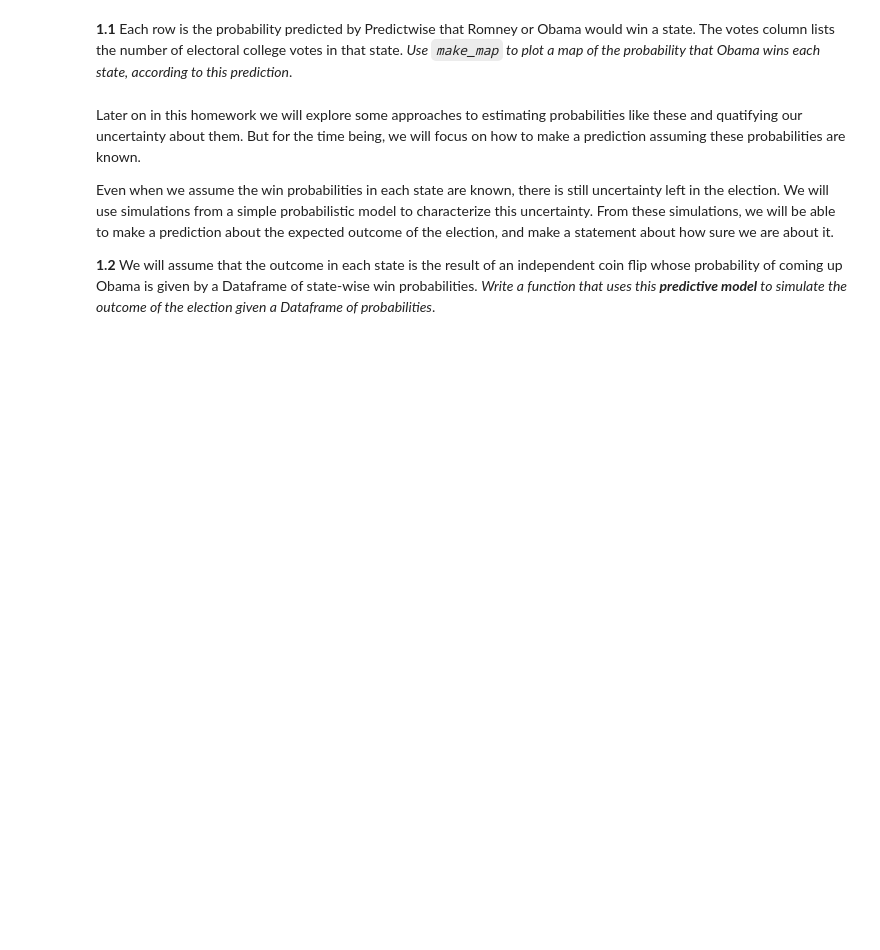
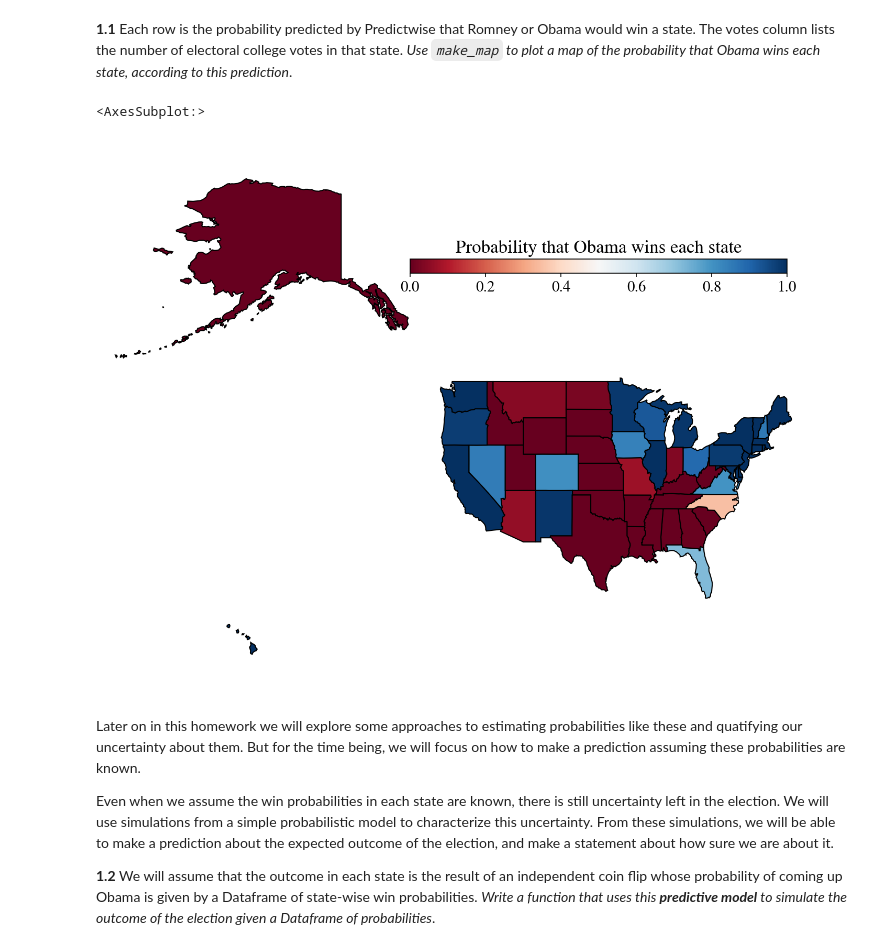
Before and after one commit to santiagoa88g/CS1092015, a Jupyter notebook: HW2.ipynb, the cells around one changed output. Saved outputs shown, nothing was run; the diff lists cells and outputs as text; code cells hidden in the pictures; blank space fills up the shorter version.

```diff
--- a/HW2.ipynb
+++ b/HW2.ipynb
@@ -296,5 +296,7 @@ We will start by examining a successful forecast that [PredictWise](http://www.p
 
 PredictWise aggregated polling data and, for each state, estimated the probability that the Obama or Romney would win. Here are those estimated probabilities:
 # %%
-predictwise = pd.read_csv('data/predictwise.csv').set_index('States')
+predictwise = pd.read_csv('https://raw.githubusercontent.com/santiagoa88g/CS1092015/master/DataHw2/predictwise.csv').set_index('States')
+print(predictwise.shape)
+print(len(predictwise))
 predictwise.head()
@@ -302,6 +314,10 @@ predictwise.head()
 **1.1** Each row is the probability predicted by Predictwise that Romney or Obama would win a state. The votes column lists the number of electoral college votes in that state. *Use `make_map` to plot a map of the probability that Obama wins each state, according to this prediction*.
 # %%
 #your code here
+make_map(predictwise.Obama, 'Probability that Obama wins each state')
+# %% [output]
+<AxesSubplot:>
+[figure, added]
 # %% [markdown]
 Later on in this homework we will explore some approaches to estimating probabilities like these and quatifying our uncertainty about them. But for the time being, we will focus on how to make a prediction assuming these probabilities are known.
 
```
Also changed, not shown: parts of 5 cells of this notebook.
